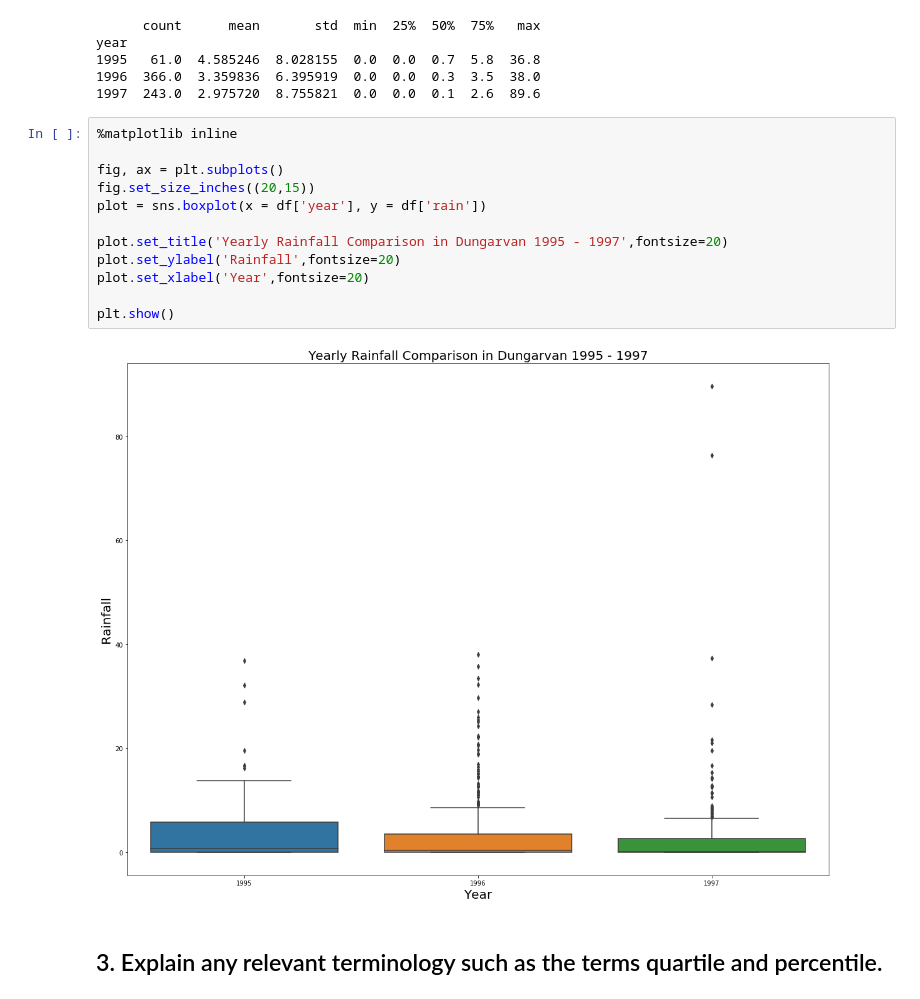
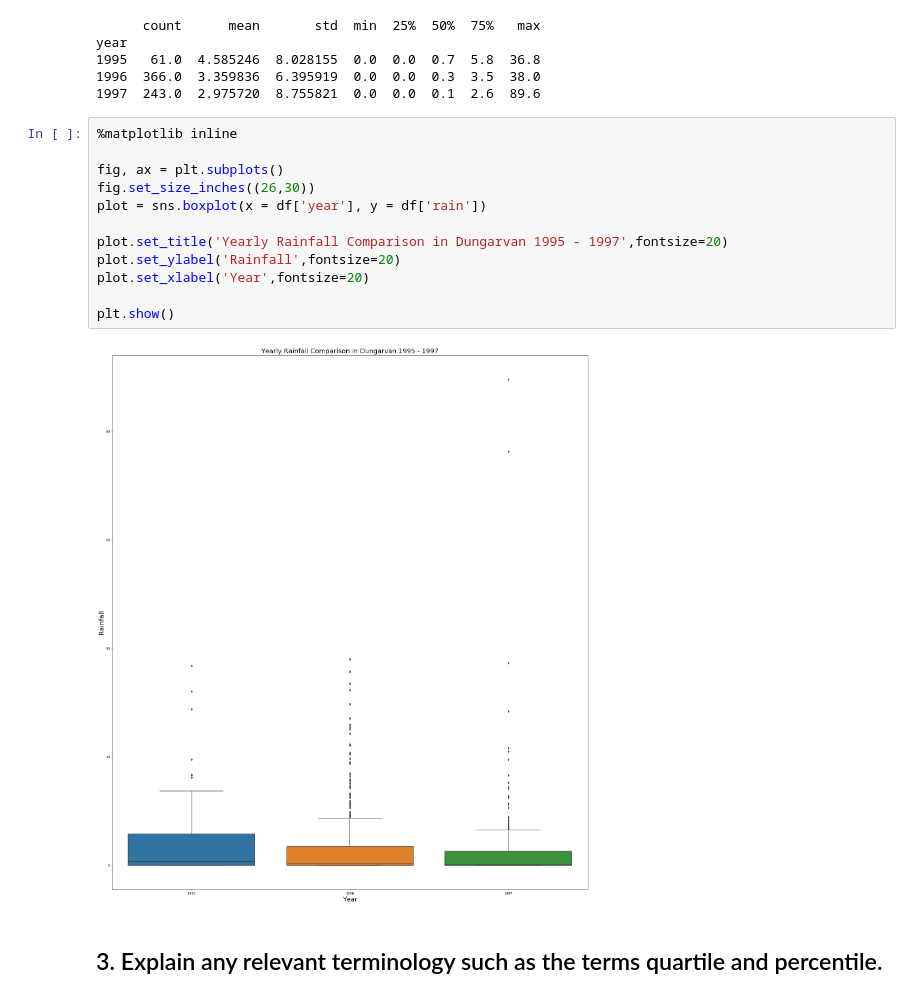
Before and after one commit to RitRa/Box-Plot-Project, a Jupyter notebook: Box Plot Project.ipynb, the cells around one changed output. Drawn from its saved outputs; the diff is of its cells as text.

```diff
--- a/Box Plot Project.ipynb
+++ b/Box Plot Project.ipynb
@@ -124,17 +124,17 @@ year
 # %%
 %matplotlib inline
 
 fig, ax = plt.subplots()
-fig.set_size_inches((20,15))
+fig.set_size_inches((26,30))
 plot = sns.boxplot(x = df['year'], y = df['rain'])
 
 plot.set_title('Yearly Rainfall Comparison in Dungarvan 1995 - 1997',fontsize=20)
 plot.set_ylabel('Rainfall',fontsize=20)
 plot.set_xlabel('Year',fontsize=20)
 
 plt.show()
 # %% [output]
-[figure, old version]
+[figure, new version]
 # %% [markdown]
 ## 3. Explain any relevant terminology such as the terms quartile and percentile.
 # %% [markdown]
```
Also changed, not shown: parts of 6 cells of this notebook.
